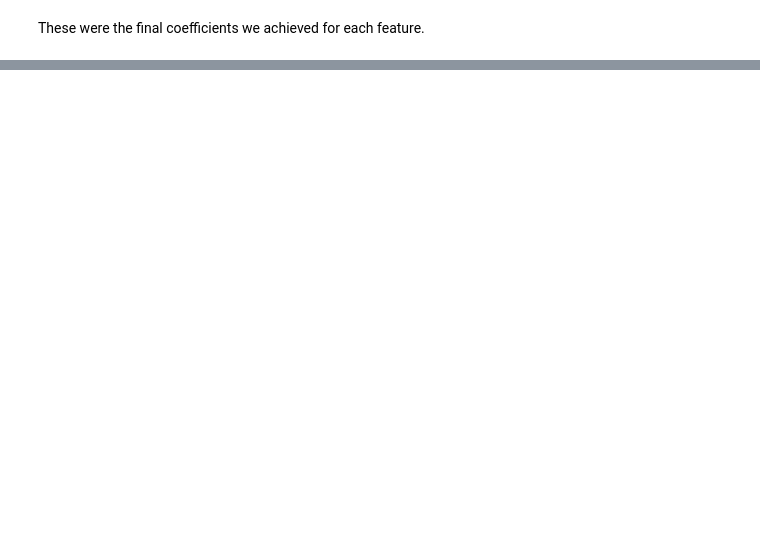
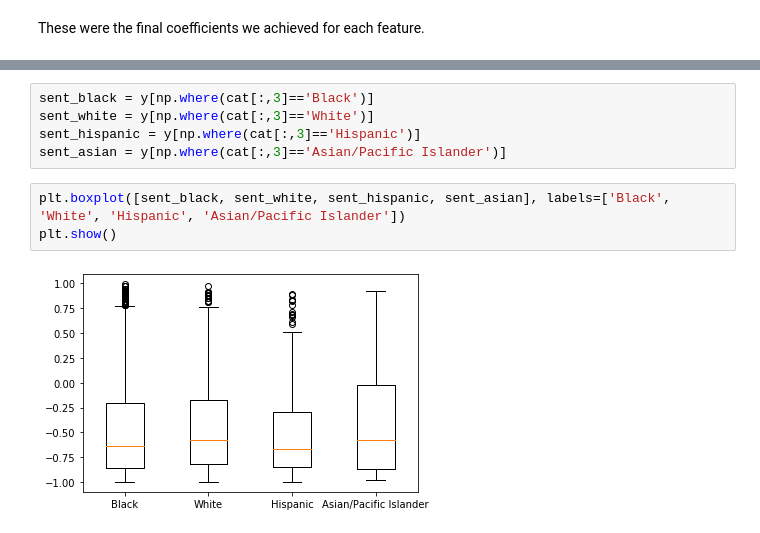
Before and after one commit to Faraaz-Beyabani/CPDP_Daring_Riddlers, a Jupyter notebook: checkpoint-5/src/checkpoint-5.ipynb, the cells around one changed output, grey strips where cells are left out. Cells and saved outputs as stored; diff of their text form; blank space fills up the shorter version.

```diff
--- a/checkpoint-5/src/checkpoint-5.ipynb
+++ b/checkpoint-5/src/checkpoint-5.ipynb
@@ -334,0 +364,10 @@ pd.DataFrame([round(c, 4) for c in reg.coef_], index = features)
+# %%
+sent_black = y[np.where(cat[:,3]=='Black')]
+sent_white = y[np.where(cat[:,3]=='White')]
+sent_hispanic = y[np.where(cat[:,3]=='Hispanic')]
+sent_asian = y[np.where(cat[:,3]=='Asian/Pacific Islander')]
+# %%
+plt.boxplot([sent_black, sent_white, sent_hispanic, sent_asian], labels=['Black', 'White', 'Hispanic', 'Asian/Pacific Islander'])
+plt.show()
+# %% [output]
+[figure, added]
```
Also changed, not shown: parts of 17 cells of this notebook.
